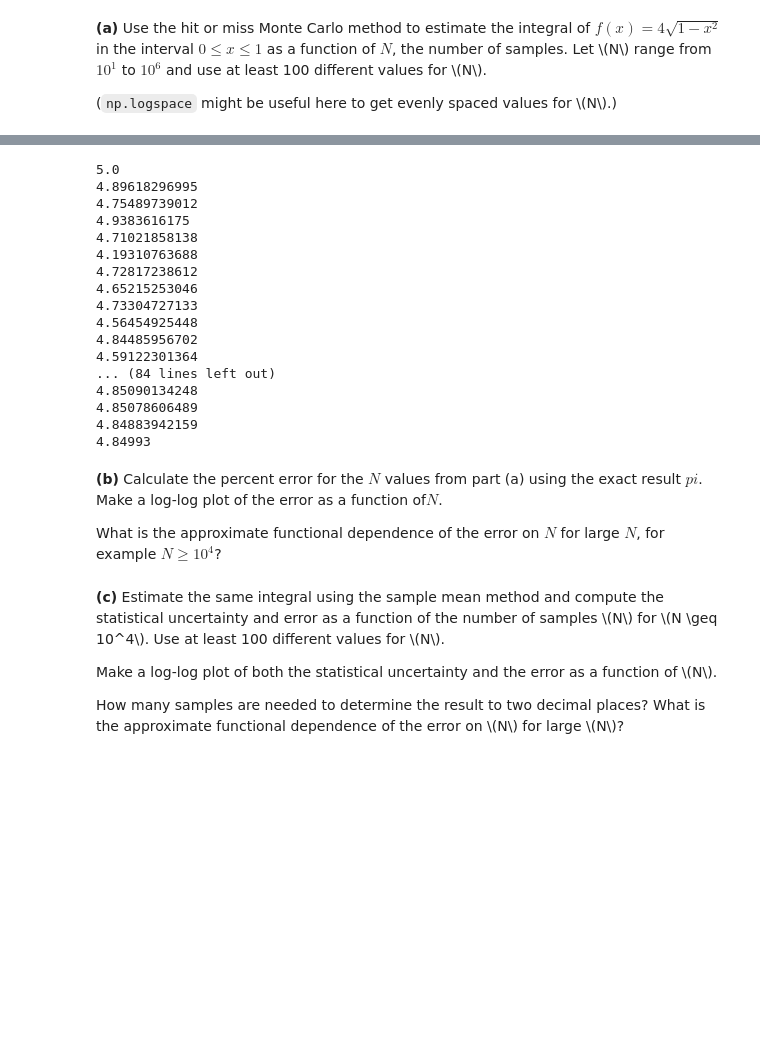
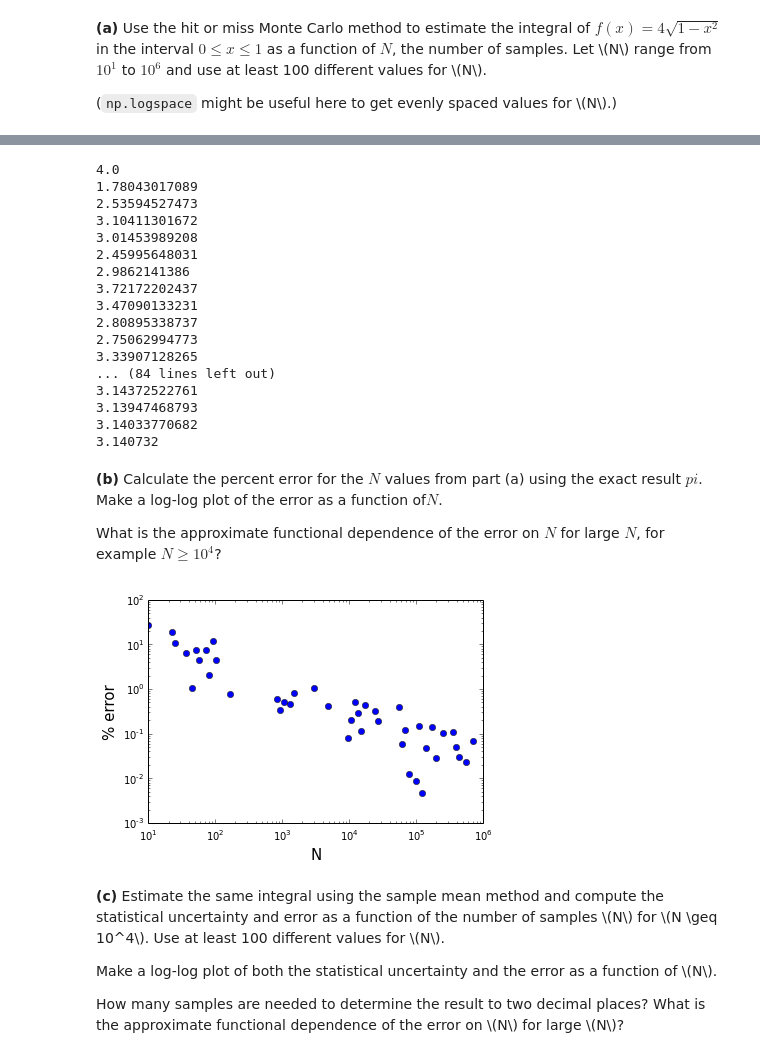
Before and after one commit to cucucachu/PHYS202-S14, a Jupyter notebook: SciPy/MCIntegrationExercises.ipynb, the cells around one changed output, grey strips where cells are left out. Drawn from its saved outputs; the diff is of its cells as text; code cells hidden in the pictures; blank space fills up the shorter version.

```diff
--- a/SciPy/MCIntegrationExercises.ipynb
+++ b/SciPy/MCIntegrationExercises.ipynb
@@ -95,9 +95,9 @@ for $N = (10^{1}, 10^{2}, 10^{3}, 10^{4}, 10^{5}, 10^{6})$. Report the value and
 rmin = 0;
 rmax = 1;
 thetamin = 0;
-thetamax = 2 * np.pi;
+thetamax = np.pi;
 phimin = 0;
-phimax = np.pi;
+phimax = 2 * np.pi;
 
 func = lambda theta,r: r**2 * np.sin(theta);
 
@@ -129,37 +131,54 @@ Populating the interactive namespace from numpy and matplotlib
 # %%
 xmin = 0;
 xmax = 1;
-ymax = 5;
+ymax = 4;
 ymin = 0;
 f = lambda x: 4*np.sqrt(1 - x**2);
+Is = [];
 
 for N in np.logspace(1, 6, 100):
     x = xmin + (xmax - xmin) * np.random.random_sample(N);
     y = ymin + (ymax - ymin) * np.random.random_sample(N);
-    hits = y[y < f(x)]
-    I = (xmax - xmin) * (ymax - ymin) * len(hits) / N;
+    hits = y < f(x);
+    I = (xmax - xmin) * (ymax - ymin) * hits.sum() / N;
+    Is.append(I);
     print I;
 # %% [output]
-5.0
-4.89618296995
-4.75489739012
-4.9383616175
-4.71021858138
-4.19310763688
-4.72817238612
-4.65215253046
-4.73304727133
-4.56454925448
-4.84485956702
-4.59122301364
+4.0
+1.78043017089
+2.53594527473
+3.10411301672
+3.01453989208
+2.45995648031
+2.9862141386
+3.72172202437
+3.47090133231
+2.80895338737
+2.75062994773
+3.33907128265
 ... (84 lines left out)
-4.85090134248
-4.85078606489
-4.84883942159
-4.84993
+3.14372522761
+3.13947468793
+3.14033770682
+3.140732
 # %% [markdown]
 <p><strong>(b)</strong> Calculate the percent error for the $N$ values from part (a) using the exact result $pi$. Make a log-log plot of the error as a function of$N$.</p>
 <p>What is the approximate functional dependence of the error on $N$ for large $N$, for example $N \geq 10^4$?</p>
+# %%
+N = np.logspace(1, 6, 100);
+Is = np.array(Is);
+err = 100 * (Is - np.pi) / np.pi;
+
+plt.plot(N, err, "bo", label="% error");
+
+plt.xlabel("N", fontsize=15);
+plt.ylabel("% error", fontsize=15);
+plt.xscale("log");
+plt.yscale("log");
+
+plt.show();
+# %% [output]
+[figure, added]
 # %% [markdown]
 <p><strong>(c)</strong> Estimate the same integral using the sample mean method and compute the statistical uncertainty and error as a function of the number of samples <span class="math">\(N\)</span> for <span class="math">\(N \geq 10^4\)</span>. Use at least 100 different values for <span class="math">\(N\)</span>.</p>
 <p>Make a log-log plot of both the statistical uncertainty and the error as a function of <span class="math">\(N\)</span>.</p>
```
Also changed, not shown: parts of 6 cells of this notebook, 1 other file.
